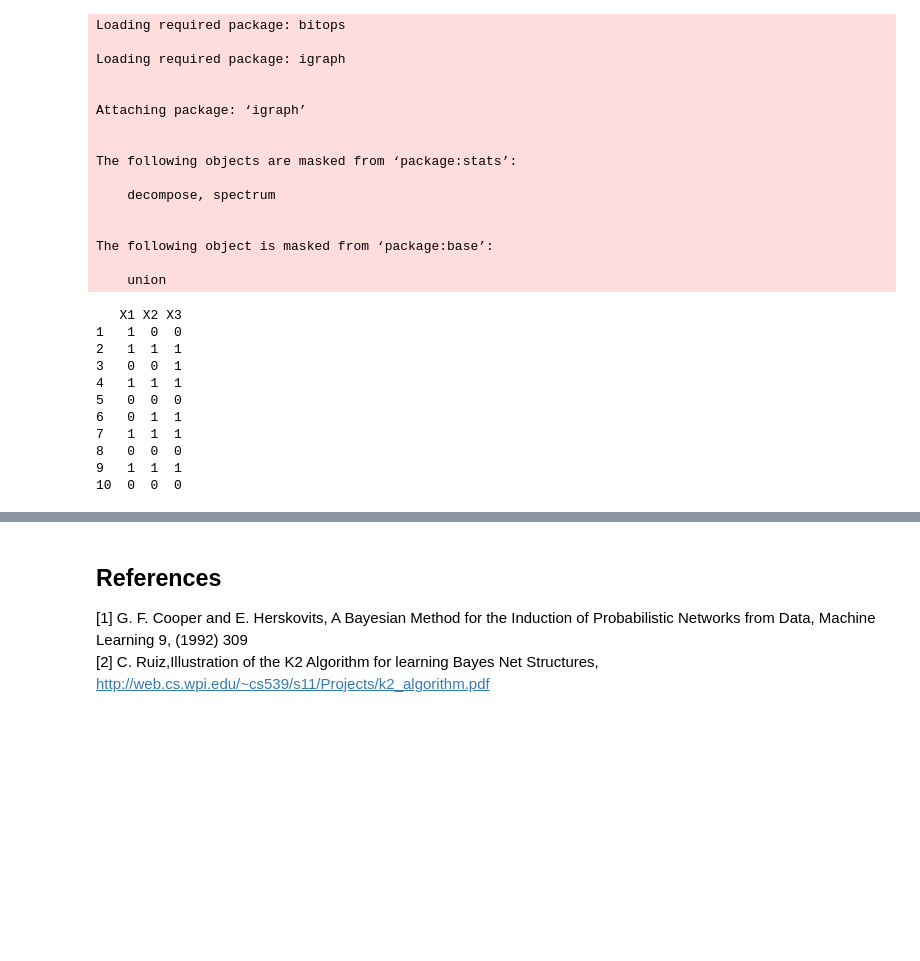
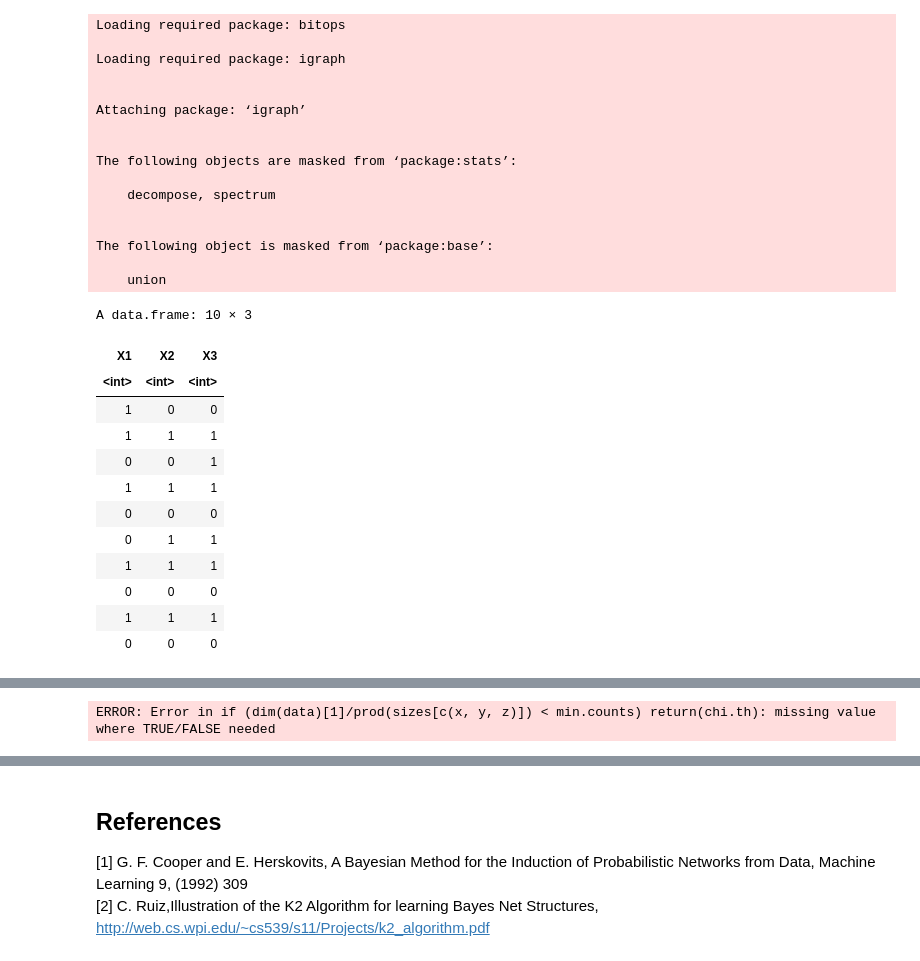
Before and after one commit to SaverioMonaco/k2Algorithm, a Jupyter notebook: project.ipynb, the cells around one changed output, grey strips where cells are left out. Cells and saved outputs as stored; diff of their text form; code cells hidden in the pictures; blank space fills up the shorter version.

Commit message:
First mistakes with bnstruct on the test dataset

```diff
--- a/project.ipynb
+++ b/project.ipynb
@@ -334,23 +334,26 @@ The following object is masked from ‘package:base’:
     union
 # %%
 ex <- read.table("./dataset/cooper.txt", header = TRUE, stringsAsFactors = TRUE)
-print(ex)
-ex <- c(1:16)
-exa <- matrix(ex, nrow = 4, ncol = 4)
-dataset <- BNDataset(data = exa,discreteness = rep('d',4),variables = c("a", "b", "c", "d"), node.sizes = c(4,8,12,16))
+ex
+#ex <- c(1:16)
+exa <- as.matrix(ex,ncol = 3)# nrow = 4, ncol = 4)
+dataset <- BNDataset(data = exa,discreteness = rep('d',3),variables = c("a", "b", "c"))#, node.sizes = c(4,8,12,16))
 #dataset <- read.dataset(dataset, "file.header", "file.data")
 bn <- BN(dataset)
-test_engine <- InferenceEngine(bn)
+bn <- learn.network(bn,dataset)
+#test_engine <- InferenceEngine(bn)
 #initialize(test_net)
 # %% [output]
-   X1 X2 X3
-1   1  0  0
-2   1  1  1
-3   0  0  1
-4   1  1  1
-5   0  0  0
-6   0  1  1
-7   1  1  1
-8   0  0  0
-9   1  1  1
-10  0  0  0
+A data.frame: 10 × 3
+| X1 | X2 | X3 |
+| <int> | <int> | <int> |
+| 1 | 0 | 0 |
+| 1 | 1 | 1 |
+| 0 | 0 | 1 |
+| 1 | 1 | 1 |
+| 0 | 0 | 0 |
+| 0 | 1 | 1 |
+| 1 | 1 | 1 |
+| 0 | 0 | 0 |
+| 1 | 1 | 1 |
+| 0 | 0 | 0 |
@@ -364,0 +363 @@ Warning message in validityMethod(object):
+ERROR: Error in if (dim(data)[1]/prod(sizes[c(x, y, z)]) < min.counts) return(chi.th): missing value where TRUE/FALSE needed
```
Also changed, not shown: parts of 3 cells of this notebook.
